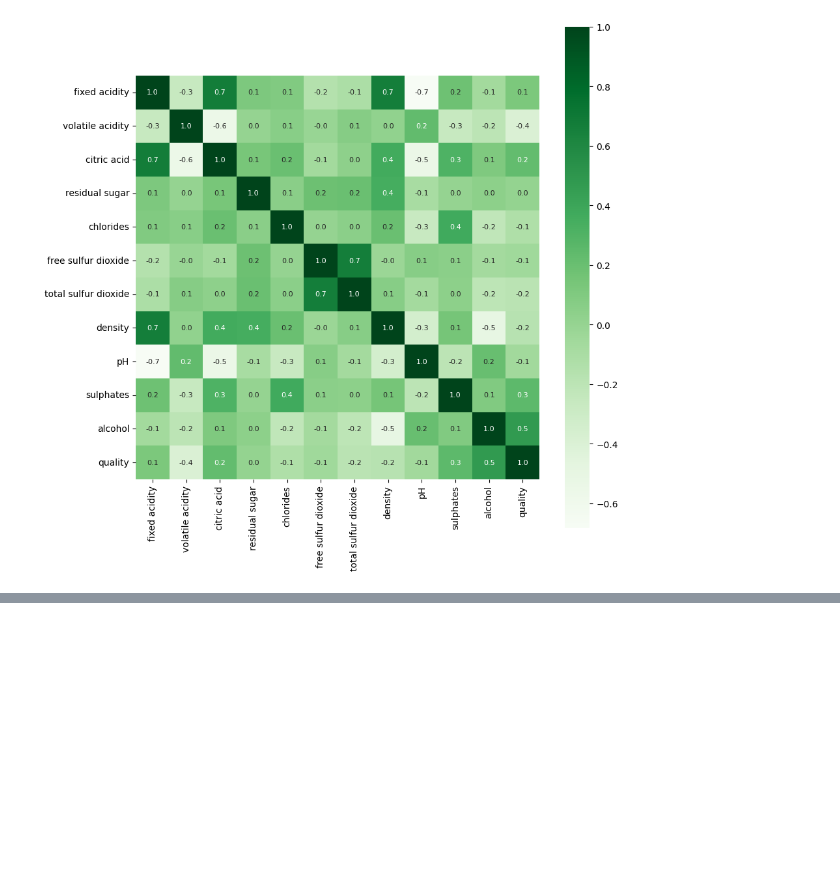
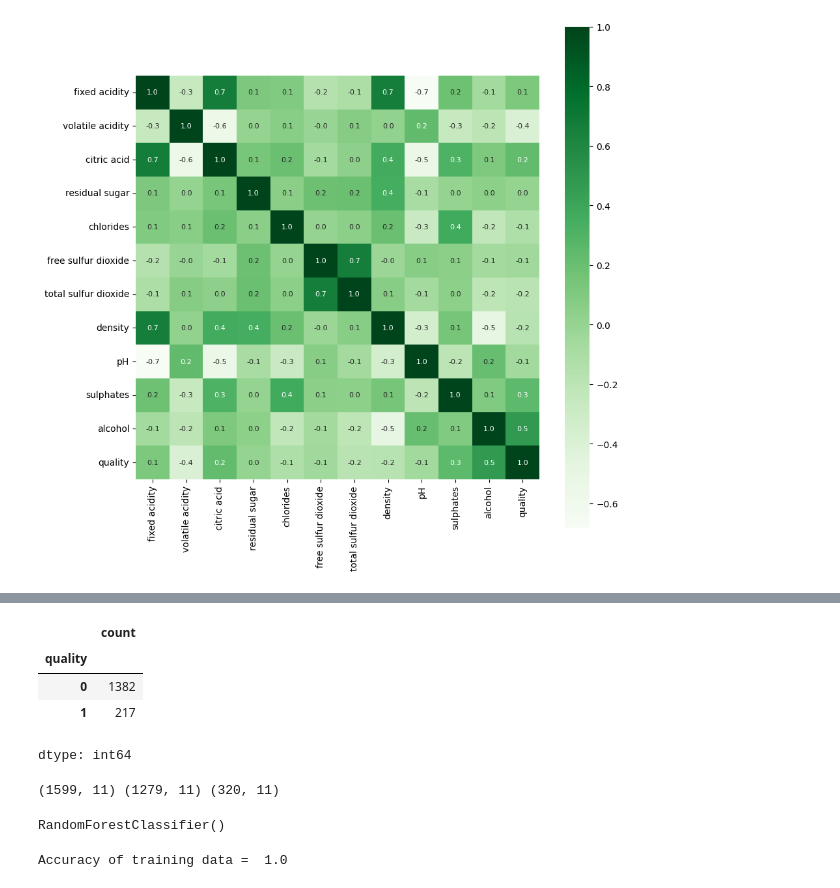
Before and after one commit to rahul25jose/Wine-Quality-Prediction-for-factories, a Jupyter notebook: wine_quality_prediction.ipynb, the cells around one changed output, grey strips where cells are left out. Saved outputs shown, nothing was run; the diff lists cells and outputs as text; code cells hidden in the pictures; blank space fills up the shorter version.

Commit message:
Final model done and working

```diff
--- a/wine_quality_prediction.ipynb
+++ b/wine_quality_prediction.ipynb
@@ -98,0 +122,3 @@ sns.heatmap(correlation, cbar = True, square = True, fmt = '.1f', annot = True,
+# %%
+# label binarization
+Y = wine_dataset['quality'].apply(lambda y_value: 1 if y_value >=7 else 0)
@@ -98,0 +140,8 @@ sns.heatmap(correlation, cbar = True, square = True, fmt = '.1f', annot = True,
+# %%
+Y.value_counts()
+# %% [output]
+|  | count |
+| quality |  |
+| 0 | 1382 |
+| 1 | 217 |
+dtype: int64
@@ -98,0 +150,4 @@ sns.heatmap(correlation, cbar = True, square = True, fmt = '.1f', annot = True,
+# %%
+print(X.shape, X_train.shape, X_test.shape)
+# %% [output]
+(1599, 11) (1279, 11) (320, 11)
@@ -98,0 +157,11 @@ sns.heatmap(correlation, cbar = True, square = True, fmt = '.1f', annot = True,
+# %%
+model.fit(X_train, Y_train)
+# %% [output]
+RandomForestClassifier()
+# %%
+# Evaluating the model
+X_train_predicted = model.predict(X_train)
+accuracy_score_X_train = accuracy_score(X_train_predicted, Y_train)
+print("Accuracy of training data = ", accuracy_score_X_train)
+# %% [output]
+Accuracy of training data =  1.0
```
Also changed, not shown: parts of 10 cells of this notebook.
